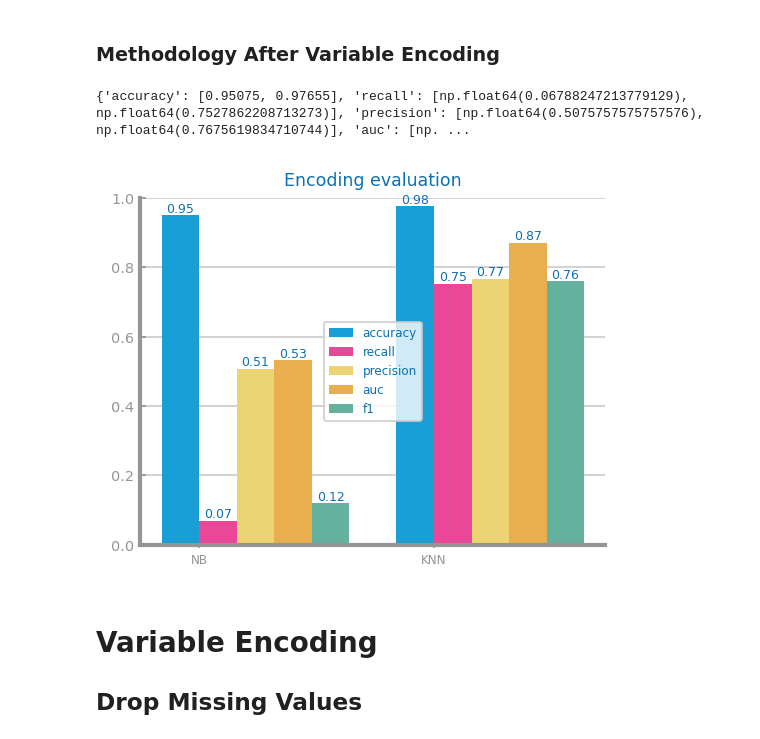
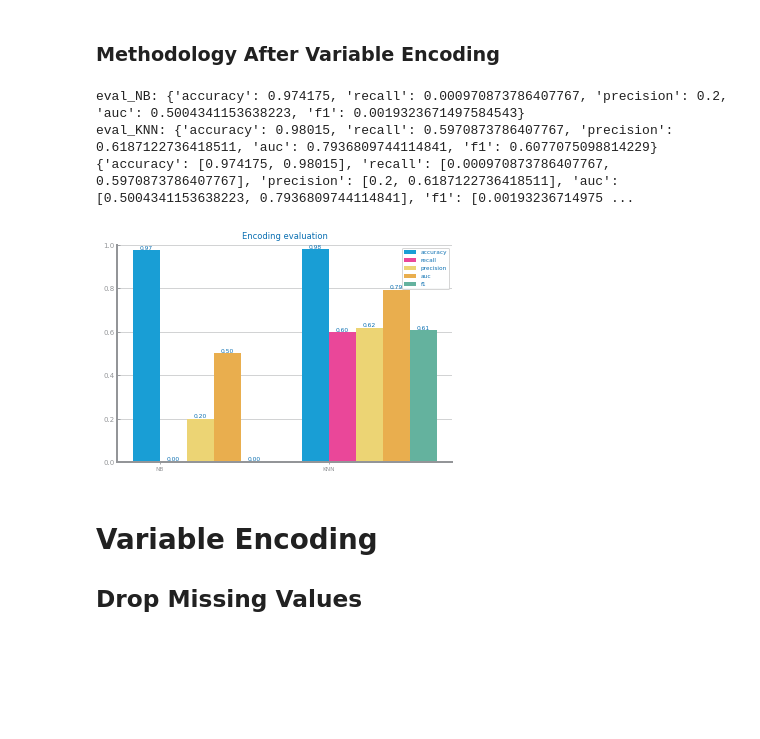
Before and after one commit to Moraisgit/data_science_project, a Jupyter notebook: src/set1_data_preparation.ipynb, the cells around one changed output. Drawn from its saved outputs; the diff is of its cells as text; code cells hidden in the pictures; blank space fills up the shorter version.

Commit message:
fix: Data Modeling done with balancing

```diff
--- a/src/set1_data_preparation.ipynb
+++ b/src/set1_data_preparation.ipynb
@@ -160,7 +160,7 @@ def run_NB(trnX, trnY, tstX, tstY, metric: str = "accuracy") -> dict[str, float]
         "BernoulliNB": BernoulliNB(),
     }
     best_model: GaussianNB | BernoulliNB = None
-    best_performance: float = 0.0
+    best_performance: float = -1.0
     eval: dict[str, float] = {}
 
     for clf in estimators:
@@ -184,36 +184,40 @@ def evaluate_approach(
     tstY = test.pop(target).values
     tstX: ndarray = test.values
     eval: dict[str, list] = {}
 
     eval_NB: dict[str, float] = run_NB(trnX, trnY, tstX, tstY, metric=metric)
     eval_KNN: dict[str, float] = run_KNN(trnX, trnY, tstX, tstY, metric=metric)
+    print("eval_NB:", eval_NB)
+    print("eval_KNN:", eval_KNN)
     if eval_NB != {} and eval_KNN != {}:
         for met in CLASS_EVAL_METRICS:
             eval[met] = [eval_NB[met], eval_KNN[met]]
     return eval
 
 target = "JURISDICTION_CODE"
 file_tag = "class_ny_arrests"
 filename = "datasets/class_ny_arrests.csv"
 
 new_data: DataFrame = read_csv(f"{path_to_directory}/datasets/{file_tag}_encoding.csv")
 new_data = new_data.dropna()
 
-new_data = new_data.head(100000)
+new_data = new_data.sample(n=200000, random_state=42)
 
 train, test = train_test_split(new_data, test_size=0.2, random_state=42)
 
 figure()
 eval_basic: dict[str, list] = evaluate_approach(train, test, target=target, metric="recall")
 print(eval_basic)
 plot_multibar_chart(
     ["NB", "KNN"], eval_basic, title=f"Encoding evaluation", percentage=True
 )
 savefig(f"{path_to_directory}/images/Set 1 - Encoding results.png", bbox_inches='tight')
 show()
 # %% [output]
-{'accuracy': [0.95075, 0.97655], 'recall': [np.float64(0.06788247213779129), np.float64(0.7527862208713273)], 'precision': [np.float64(0.5075757575757576), np.float64(0.7675619834710744)], 'auc': [np. ...
+eval_NB: {'accuracy': 0.974175, 'recall': 0.000970873786407767, 'precision': 0.2, 'auc': 0.5004341153638223, 'f1': 0.0019323671497584543}
+eval_KNN: {'accuracy': 0.98015, 'recall': 0.5970873786407767, 'precision': 0.6187122736418511, 'auc': 0.7936809744114841, 'f1': 0.6077075098814229}
+{'accuracy': [0.974175, 0.98015], 'recall': [0.000970873786407767, 0.5970873786407767], 'precision': [0.2, 0.6187122736418511], 'auc': [0.5004341153638223, 0.7936809744114841], 'f1': [0.00193236714975 ...
-[figure, old version]
+[figure, new version]
 # %% [markdown]
 # **Variable Encoding**
 ## **Drop Missing Values**
```
Also changed, not shown: parts of 27 cells of this notebook, 1 other file.
